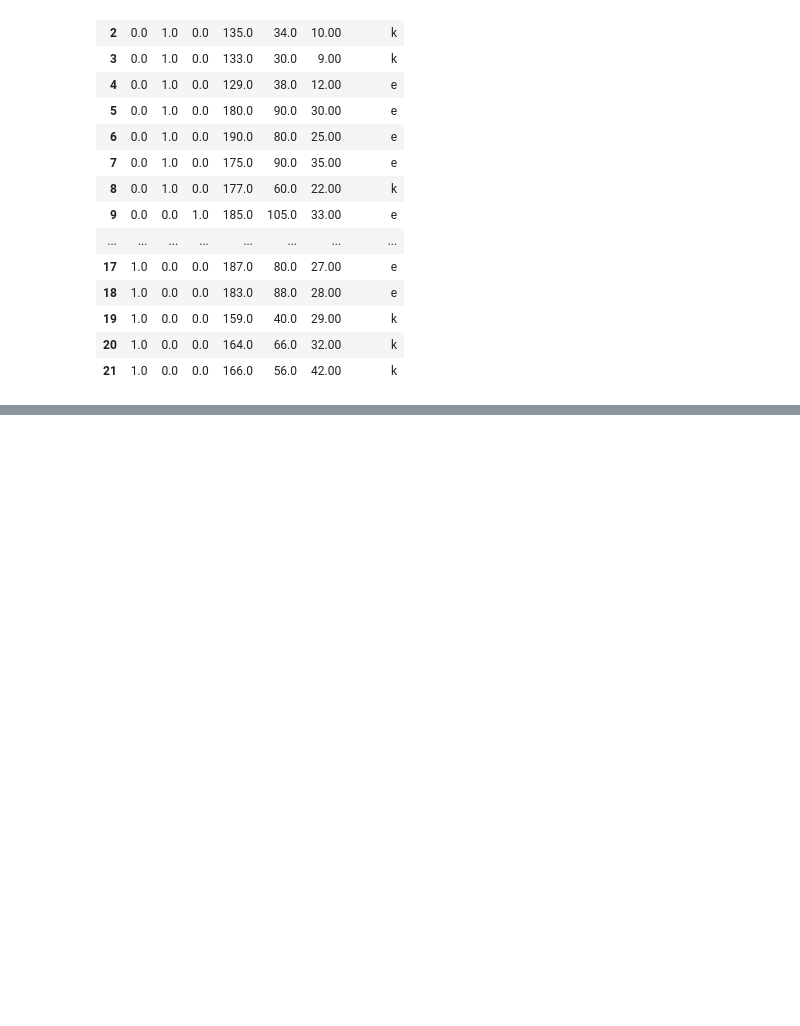
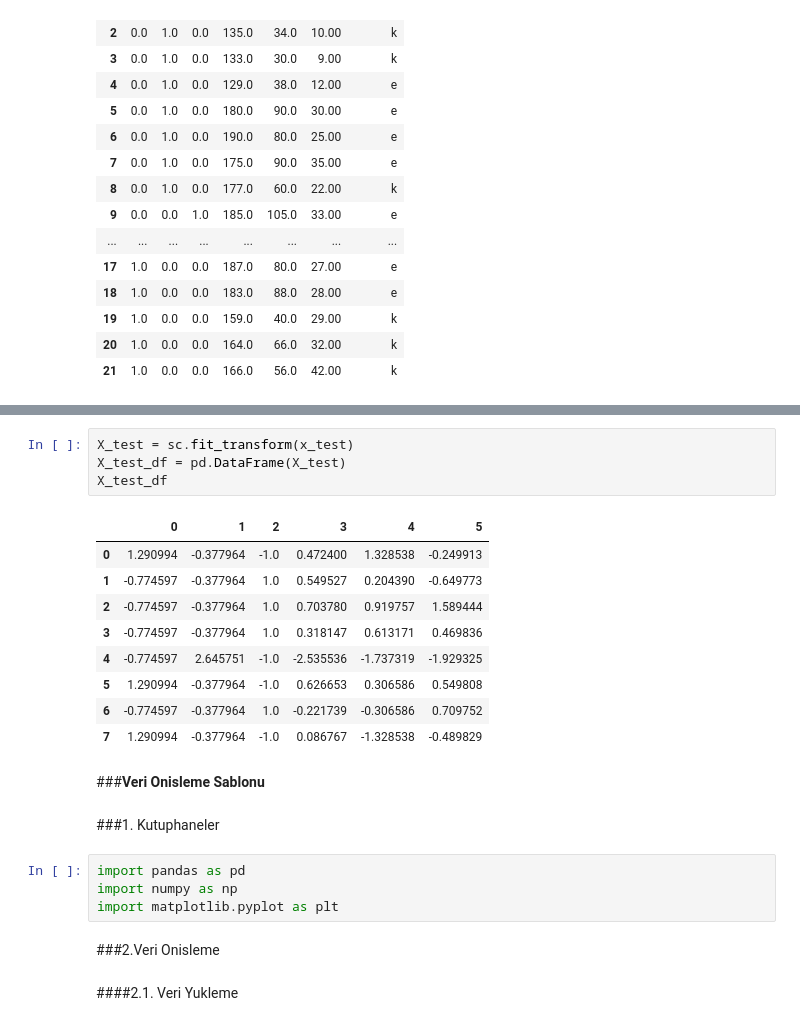
Before and after one commit to arifaygun/ML_Calisma_Notebooklari, a Jupyter notebook: Pythonla_Makine_Ogrenmesi.ipynb, the cells around one changed output, grey strips where cells are left out. Drawn from its saved outputs; the diff is of its cells as text; blank space fills up the shorter version.

```diff
--- a/Pythonla_Makine_Ogrenmesi.ipynb
+++ b/Pythonla_Makine_Ogrenmesi.ipynb
@@ -395,0 +435,26 @@ s2
+# %%
+X_test = sc.fit_transform(x_test)
+X_test_df = pd.DataFrame(X_test)
+X_test_df
+# %% [output]
+|  | 0 | 1 | 2 | 3 | 4 | 5 |
+| 0 | 1.290994 | -0.377964 | -1.0 | 0.472400 | 1.328538 | -0.249913 |
+| 1 | -0.774597 | -0.377964 | 1.0 | 0.549527 | 0.204390 | -0.649773 |
+| 2 | -0.774597 | -0.377964 | 1.0 | 0.703780 | 0.919757 | 1.589444 |
+| 3 | -0.774597 | -0.377964 | 1.0 | 0.318147 | 0.613171 | 0.469836 |
+| 4 | -0.774597 | 2.645751 | -1.0 | -2.535536 | -1.737319 | -1.929325 |
+| 5 | 1.290994 | -0.377964 | -1.0 | 0.626653 | 0.306586 | 0.549808 |
+| 6 | -0.774597 | -0.377964 | 1.0 | -0.221739 | -0.306586 | 0.709752 |
+| 7 | 1.290994 | -0.377964 | -1.0 | 0.086767 | -1.328538 | -0.489829 |
+# %% [markdown]
+###**Veri Onisleme Sablonu**
+# %% [markdown]
+###1. Kutuphaneler
+# %%
+import pandas as pd
+import numpy as np
+import matplotlib.pyplot as plt
+# %% [markdown]
+###2.Veri Onisleme
+# %% [markdown]
+####2.1. Veri Yukleme
```
Also changed, not shown: parts of 32 cells of this notebook.
